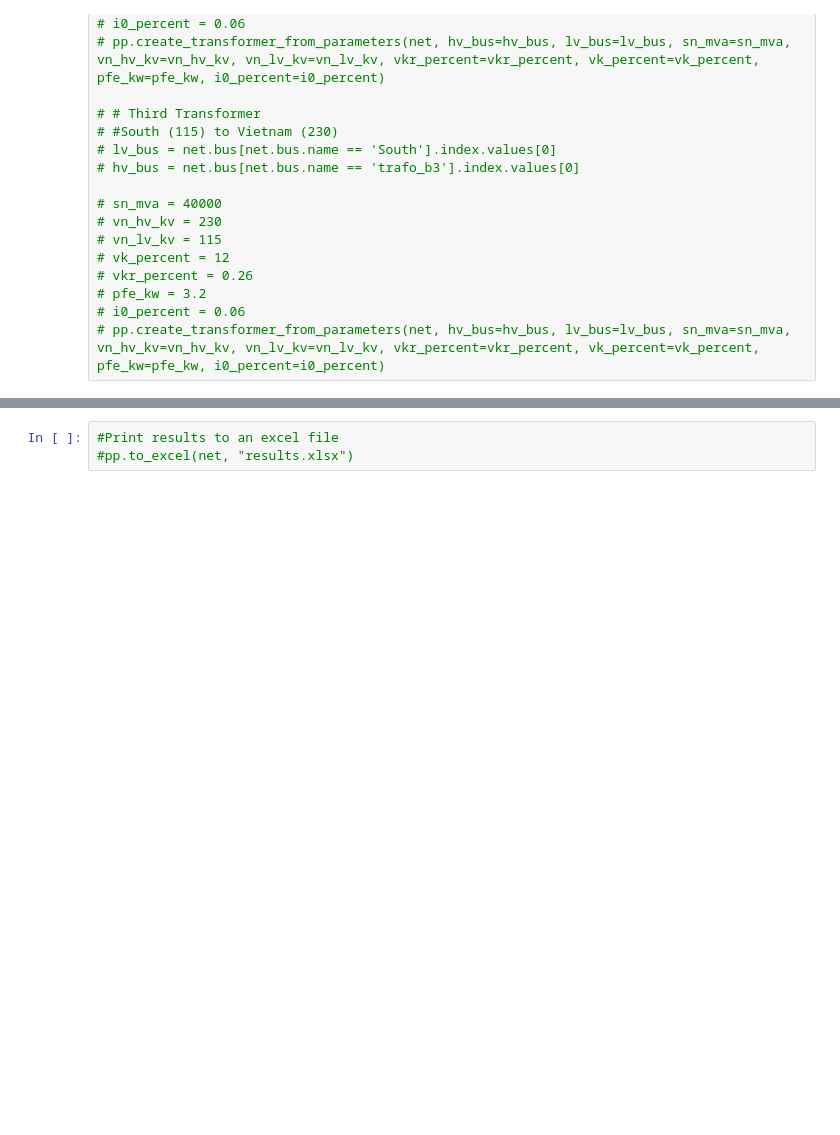
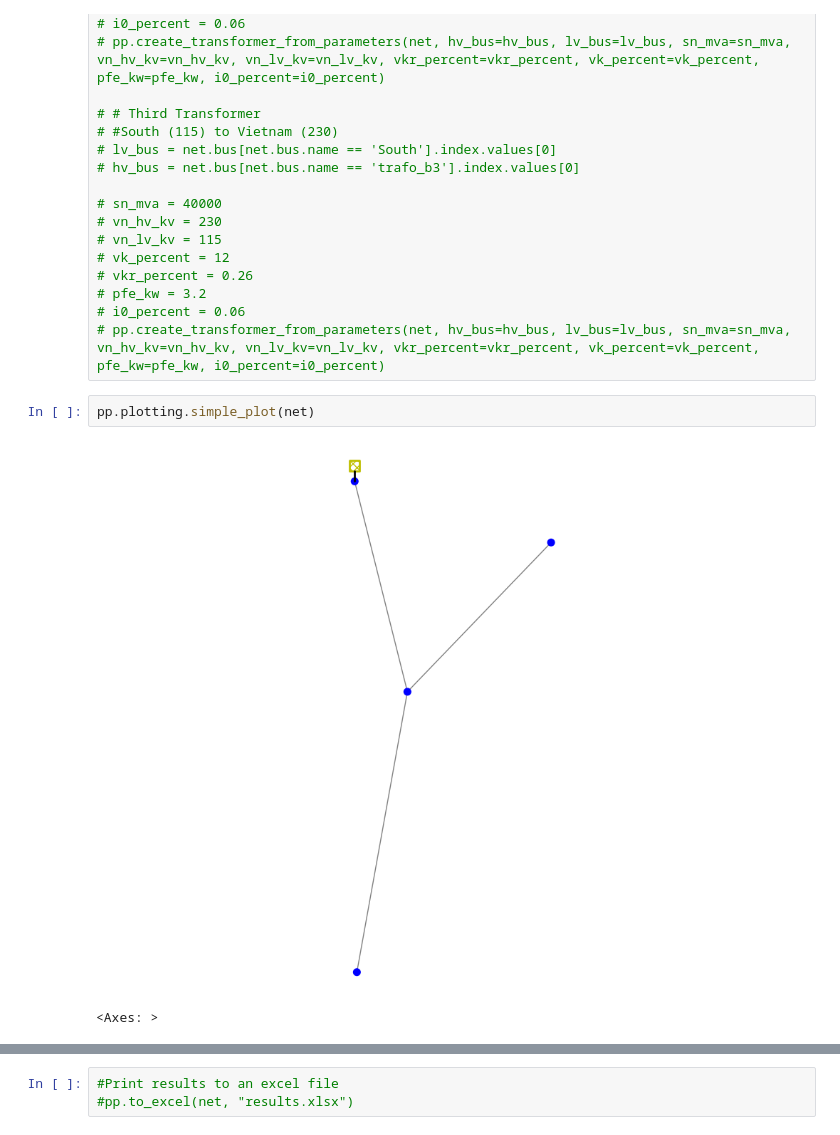
Before and after one commit to williamrodz/Thai-PandaPower, a Jupyter notebook: ThaiEnergyFlow.ipynb, the cells around one changed output, grey strips where cells are left out. Cells and saved outputs as stored; diff of their text form; blank space fills up the shorter version.

```diff
--- a/ThaiEnergyFlow.ipynb
+++ b/ThaiEnergyFlow.ipynb
@@ -167,5 +163,10 @@ net.gen
 # pfe_kw = 3.2
 # i0_percent = 0.06
 # pp.create_transformer_from_parameters(net, hv_bus=hv_bus, lv_bus=lv_bus, sn_mva=sn_mva, vn_hv_kv=vn_hv_kv, vn_lv_kv=vn_lv_kv, vkr_percent=vkr_percent, vk_percent=vk_percent, pfe_kw=pfe_kw, i0_percent=i0_percent)
+# %%
+pp.plotting.simple_plot(net)
+# %% [output]
+[figure, added]
+<Axes: >
 # %%
 # Run the network using the NR algorithm
```
Also changed, not shown: parts of 18 cells of this notebook, 1 other file.
